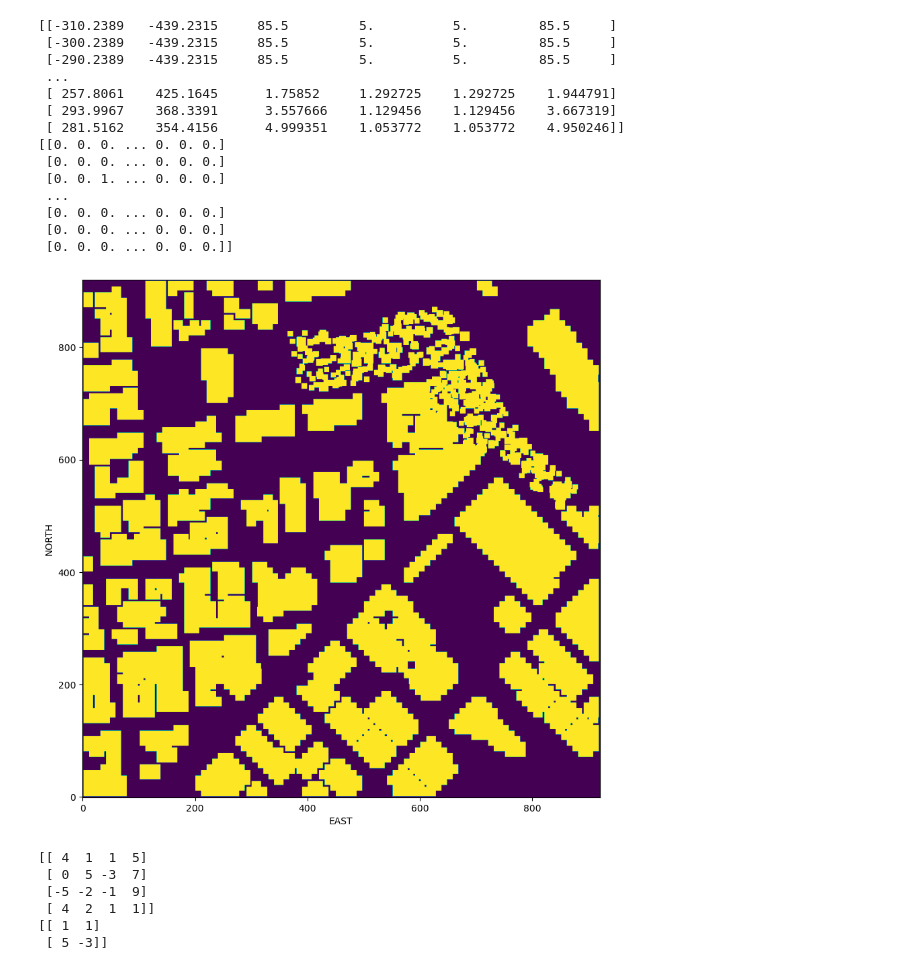
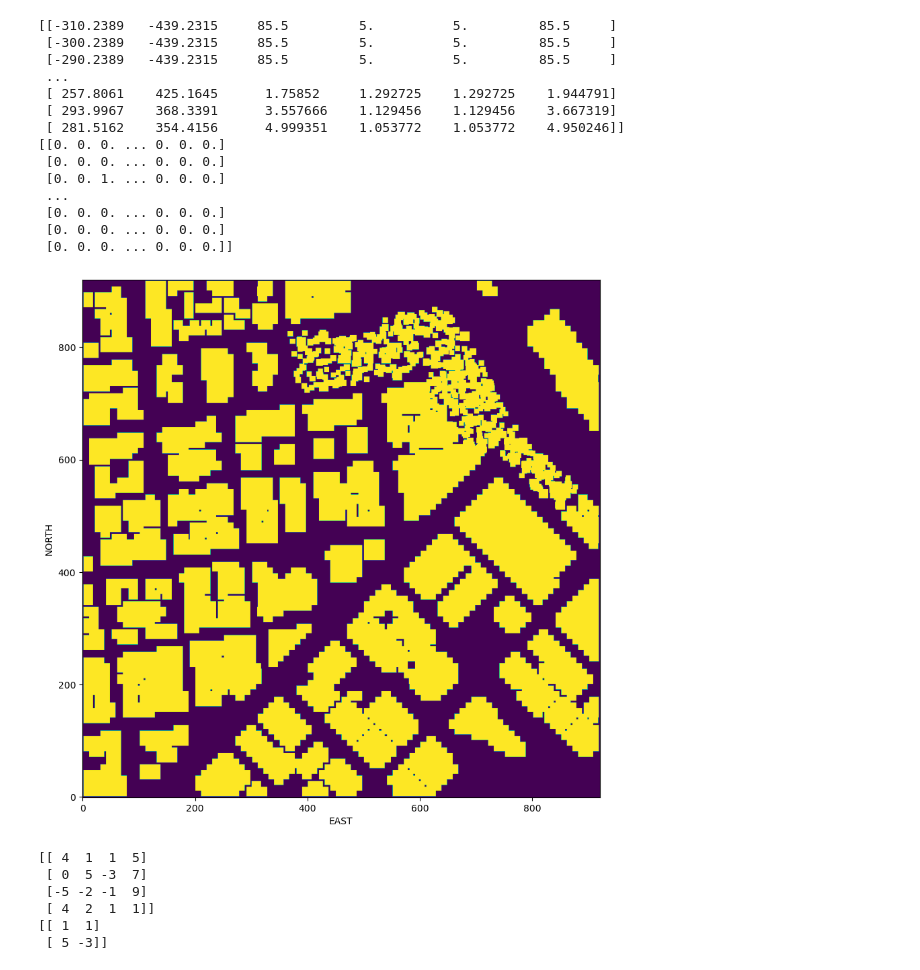
Before and after one commit to ronen-aniti/Drone-project, a Jupyter notebook: Configuration Space.ipynb, the cells around one changed output. Drawn from its saved outputs; the diff is of its cells as text; code cells hidden in the pictures.

```diff
--- a/Configuration Space.ipynb
+++ b/Configuration Space.ipynb
@@ -19,7 +19,7 @@ z -> Up
 """
 print(data)
 # Consider a 5 meter drone altitude.
-drone_altitude = 5
+drone_altitude = 1
 # Also, consider a 3 meter safe distance padding each obstacle.
 safe_distance = 3
 
@@ -68,34 +68,34 @@ def create_grid(data, drone_altitude, safety_distance):
             grid[north_index_min:north_index_max+1, east_index_min:east_index_max+1] = 1
 
 
 
     return grid
 
 grid = create_grid(data, drone_altitude, safe_distance)
 print(grid)
 DF = pd.DataFrame(grid)
 DF.to_csv("grid_output.csv")
 
 plt.imshow(grid, origin='lower')
 plt.xlabel('EAST')
 plt.ylabel('NORTH')
 plt.show()
 # %% [output]
 [[-310.2389   -439.2315     85.5         5.          5.         85.5     ]
  [-300.2389   -439.2315     85.5         5.          5.         85.5     ]
  [-290.2389   -439.2315     85.5         5.          5.         85.5     ]
  ...
  [ 257.8061    425.1645      1.75852     1.292725    1.292725    1.944791]
  [ 293.9967    368.3391      3.557666    1.129456    1.129456    3.667319]
  [ 281.5162    354.4156      4.999351    1.053772    1.053772    4.950246]]
 [[0. 0. 0. ... 0. 0. 0.]
  [0. 0. 0. ... 0. 0. 0.]
  [0. 0. 1. ... 0. 0. 0.]
  ...
  [0. 0. 0. ... 0. 0. 0.]
  [0. 0. 0. ... 0. 0. 0.]
  [0. 0. 0. ... 0. 0. 0.]]
-[figure, old version]
+[figure, new version]
 # %%
 import numpy as np
 
```
Also changed, not shown: parts of 4 cells of this notebook.
